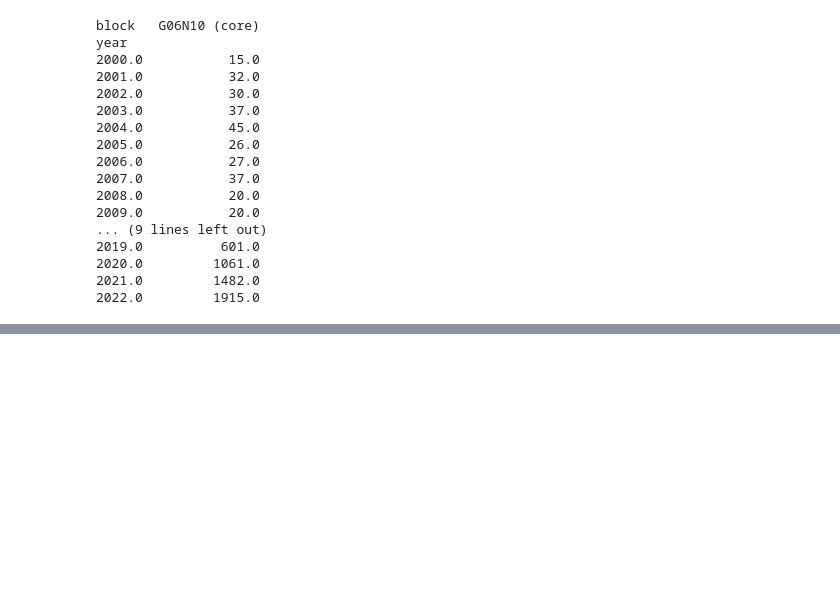
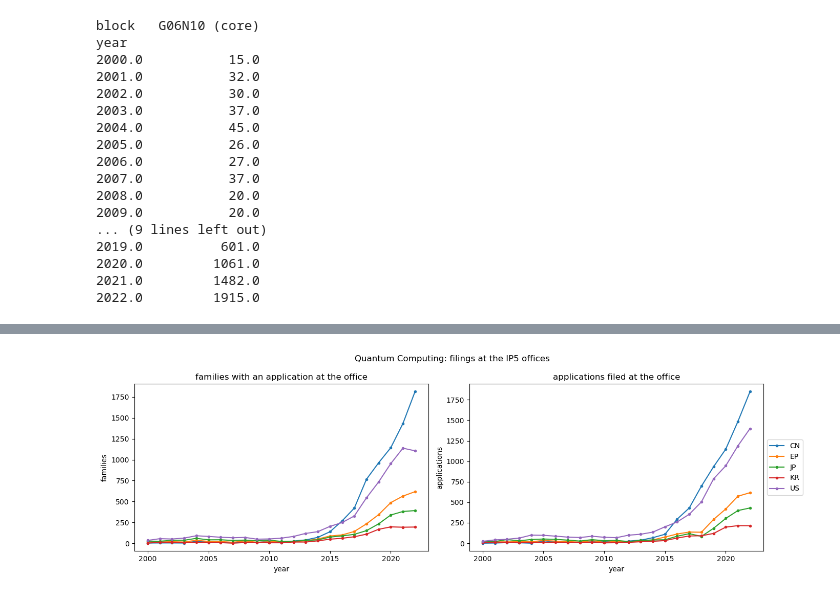
Before and after one commit to letiBri/PW---Quantum-Computing, a Jupyter notebook: notebooks/STEP1_general_description.ipynb, the cells around one changed output, grey strips where cells are left out. Saved outputs shown, nothing was run; the diff lists cells and outputs as text; code cells hidden in the pictures; blank space fills up the shorter version.

```diff
--- a/notebooks/STEP1_general_description.ipynb
+++ b/notebooks/STEP1_general_description.ipynb
@@ -887,0 +1051,10 @@ year
+# %%
+offices = pd.concat([count_by_office(s) for s in SECTOR_SCOPES], ignore_index=True)
+offices["office"] = offices["office"].where(offices["office"].isin(IP5_OFFICES + ("WO",)), "Other")
+offices = offices.groupby(["level", "office", "year"], as_index=False)["n"].sum()
+
+# Application level: shares across offices (sum to 100%)
+office_counts = complete_years(offices.query("level == 'application'")).groupby("office")["n"].sum().to_frame("applications")
+office_shares = share_table(office_counts)
+print(f"Share of the sector's applications filed at the IP5: {office_shares.loc[list(IP5_OFFICES), 'applications'].sum():.1f}%")
+pct_format(office_shares)
@@ -887,0 +1073,15 @@ year
+# %%
+fig, axes = side_by_side(f"{SECTOR_NAME}: filings at the IP5 offices", sharex=True)
+for ax, level in zip(axes, LEVELS):
+    data = offices.query("level == @level and office in @IP5_OFFICES")
+    for office, g in data.groupby("office"):
+        ax.plot(g["year"], g["n"], marker="o", ms=3, label=office)
+    shade_truncated(ax)
+    title = ("families with an application at the office" if level == "family"
+             else "applications filed at the office")
+    ax.set(title=title, xlabel="year", ylabel=UNIT_LABEL[level])
+axes[-1].legend(loc="center left", bbox_to_anchor=(1, 0.5))
+plt.tight_layout()
+plt.show()
+# %% [output]
+[figure, added]
```
Also changed, not shown: parts of 20 cells of this notebook, 33 other files.
